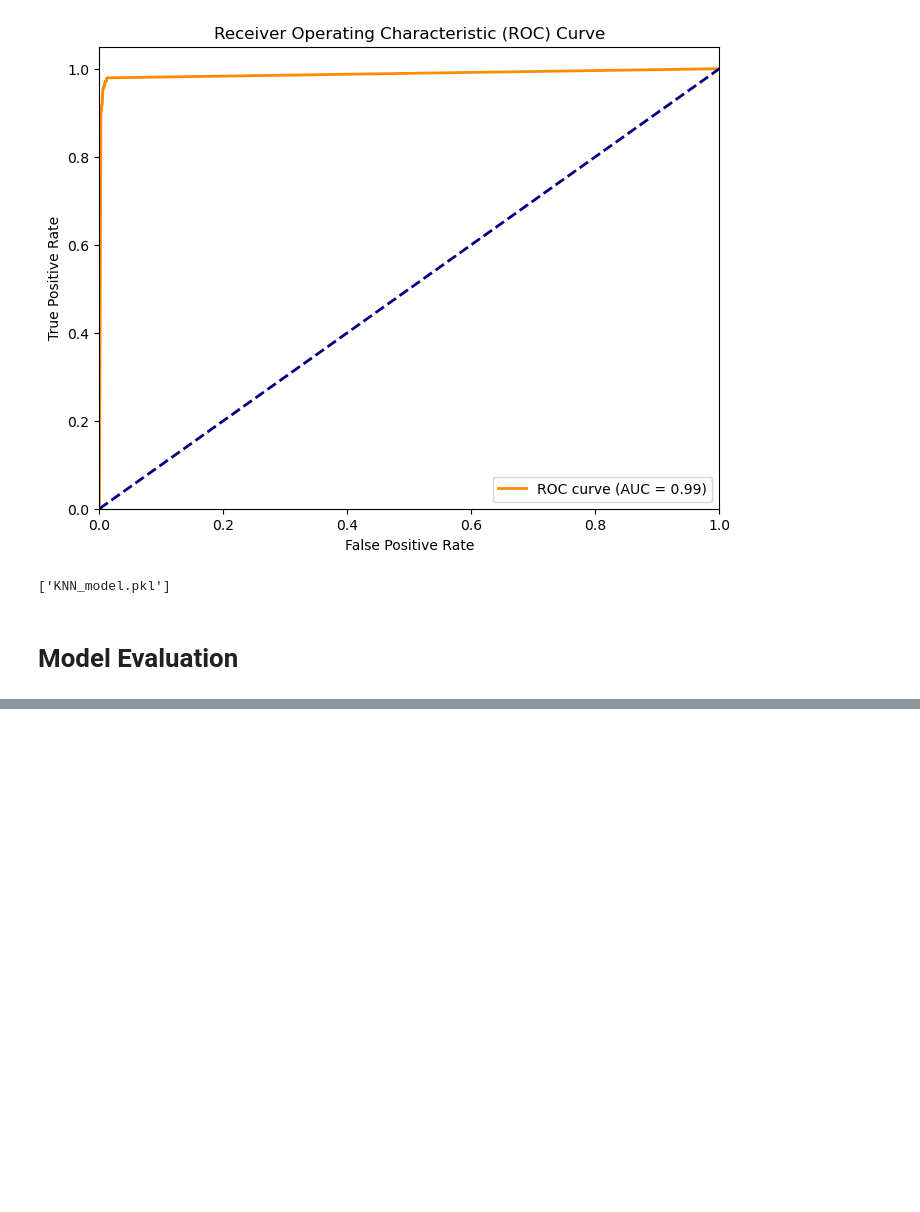
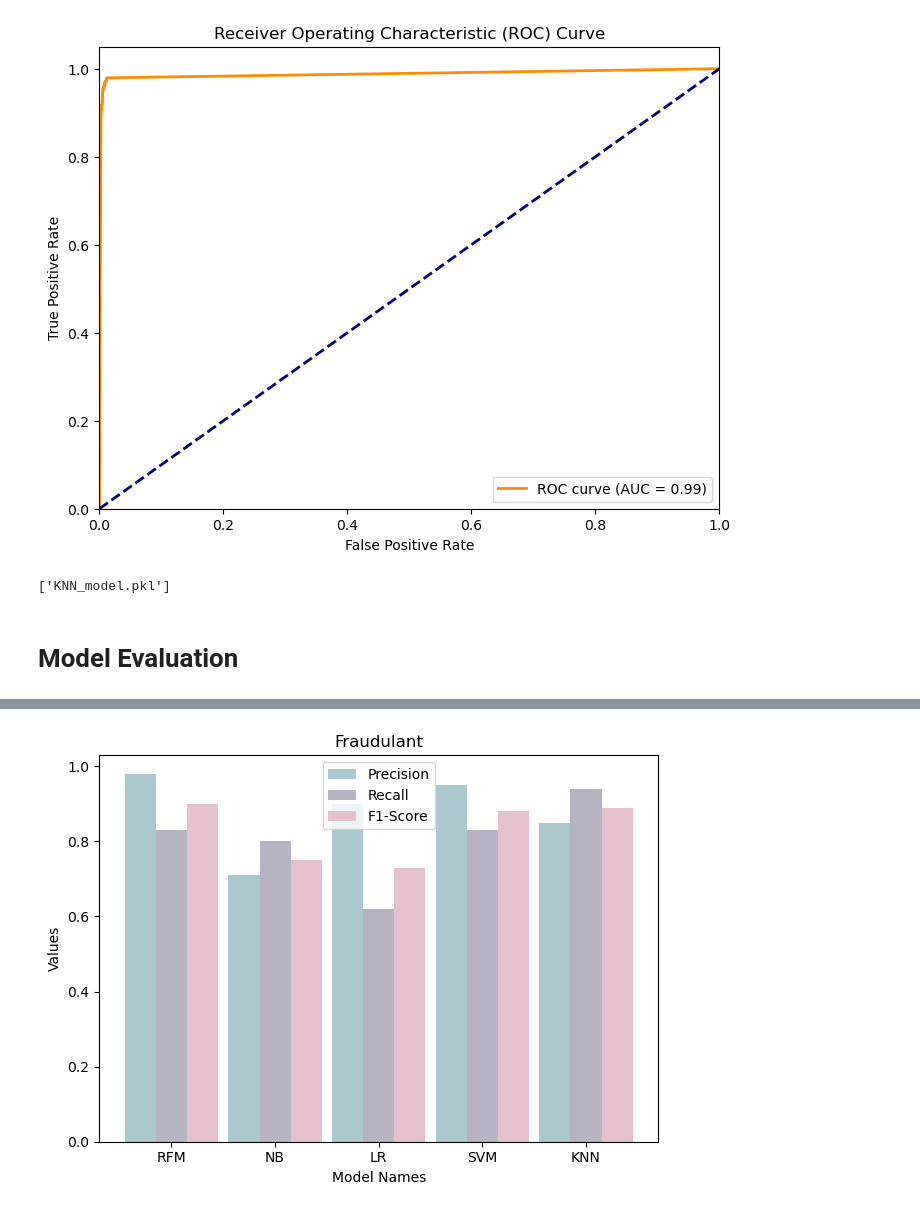
Before and after one commit to IT21070594/FDM-Project, a Jupyter notebook: Credit_Card_Fraud_Detection.ipynb, the cells around one changed output, grey strips where cells are left out. Cells and saved outputs as stored; diff of their text form; code cells hidden in the pictures; blank space fills up the shorter version.

```diff
--- a/Credit_Card_Fraud_Detection.ipynb
+++ b/Credit_Card_Fraud_Detection.ipynb
@@ -1265,33 +1274,35 @@ plt.show()
 import numpy as np
 import matplotlib.pyplot as plt
 
 # Sample data for Class 1
 model_names = ['RFM', 'NB', 'LR', 'SVM', 'KNN']
-precision_class1 = [0.98, 0.71, 0.90, 0.98, 0.85]
-recall_class1 = [0.83, 0.80, 0.62, 0.82, 0.94]
-f1_score_class1 = [0.90, 0.75, 0.73, 0.90, 0.89]
+precision_class1 = [0.98, 0.71, 0.90, 0.95, 0.85]
+recall_class1 = [0.83, 0.80, 0.62, 0.83, 0.94]
+f1_score_class1 = [0.90, 0.75, 0.73, 0.88, 0.89]
 
 # Set the width of each bar
 bar_width = 0.3
 
 # Set the x positions of the bars
 x = np.arange(len(model_names))
 # Create the bar chart for precision
 plt.bar(x, precision_class1, width=bar_width, label='Precision',color="#AAC9CE")
 
 # Create the bar chart for recall, shifted by bar_width
 plt.bar(x + bar_width, recall_class1, width=bar_width, label='Recall',color="#B6B4C2")
 
 # Create the bar chart for F1-score, shifted by 2*bar_width
 plt.bar(x + 2*bar_width, f1_score_class1, width=bar_width, label='F1-Score',color="#E5C1CD")
 
 # Set labels and legends
 plt.xlabel('Model Names')
 plt.ylabel('Values')
 plt.title('Fraudulant')
 plt.xticks(x + bar_width, model_names)
 plt.legend()
 
 # Show the plot
 plt.tight_layout()
 plt.show()
+# %% [output]
+[figure, added]
```
Also changed, not shown: parts of 13 cells of this notebook.
